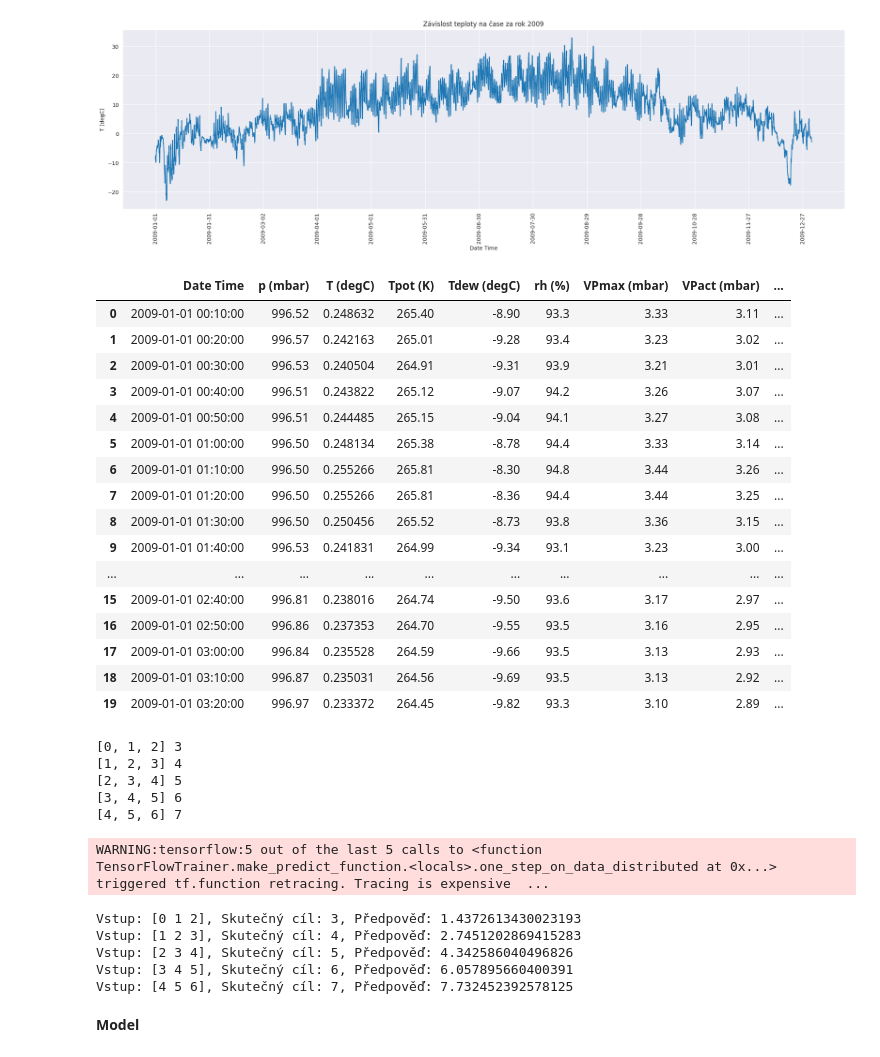
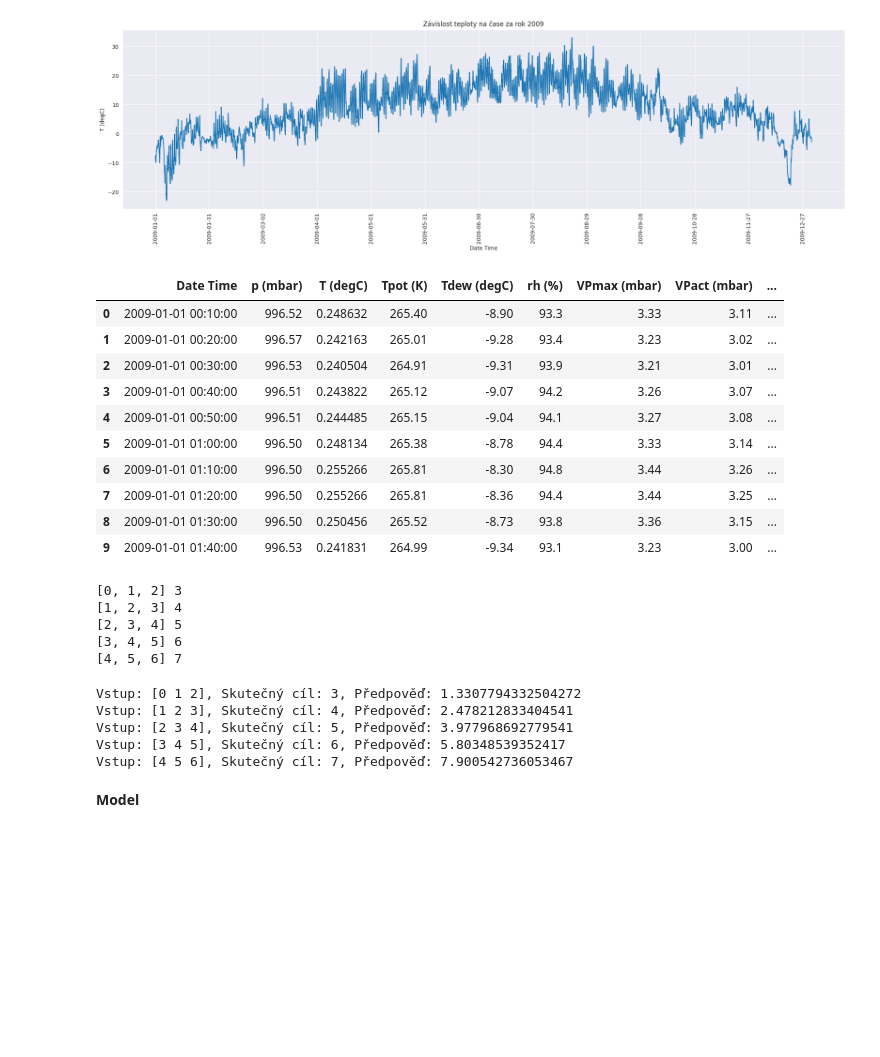
Before and after one commit to OK2JKZ/Temperature_forecasting, a Jupyter notebook: Temperature_forecasting.ipynb, the cells around one changed output. Drawn from its saved outputs; the diff is of its cells as text; code cells hidden in the pictures; blank space fills up the shorter version.

```diff
--- a/Temperature_forecasting.ipynb
+++ b/Temperature_forecasting.ipynb
@@ -156,10 +156,10 @@ for i in range(len(titles)):
 
     if i<= 6:
         axs[i,0].set_title(f'{titles[i]} vs Time');
-        axs[i,0].plot(range(len(df[all_cols[0]])), df[all_cols[i+1]],c = colors[i]);
+        axs[i,0].plot(range(len(df[all_cols[0]])), df[all_cols[i+1]],c = colors[i])
     if i > 6:
         axs[i-7,1].set_title(f'{titles[i]} vs Time');
-        axs[i-7,1].plot(range(len(df[all_cols[0]])), df[all_cols[i+1]],c = colors[i]);
+        axs[i-7,1].plot(range(len(df[all_cols[0]])), df[all_cols[i+1]],c = colors[i])
 
 
 plt.tight_layout(pad=2)
@@ -170,27 +170,25 @@ fig, ax = plt.subplots(3,1, figsize = (26,26))
 # Convert 'Date Time' column to datetime objects
 df['Date Time'] = pd.to_datetime(df['Date Time'], format='%d.%m.%Y %H:%M:%S')
 
-
-
 # Extract relevant features from datetime
-df['Day'] = df['Date Time'].dt.day
-df['Month'] = df['Date Time'].dt.month
-df['Year'] = df['Date Time'].dt.year
-df['Hour'] = df['Date Time'].dt.hour
-df['Minute'] = df['Date Time'].dt.minute
+# df['Day'] = df['Date Time'].dt.day
+# df['Month'] = df['Date Time'].dt.month
+# df['Year'] = df['Date Time'].dt.year
+# df['Hour'] = df['Date Time'].dt.hour
+# df['Minute'] = df['Date Time'].dt.minute
 
 df_corr = df.corr()
 ax[0].set_title('Correlation - Matrix')
-sns.heatmap(df_corr, square=True, annot=True, ax=ax[0]);
+sns.heatmap(df_corr, square=True, annot=True, ax=ax[0])
 
 ax[1].set_title('T_(in DegC)_Distibution')
-sns.histplot(df[all_cols[2]], ax = ax[1], kde =True);
+sns.histplot(df[all_cols[2]], ax = ax[1], kde =True)
 
 ax[2].set_title('Bivariate-Hist(T(in degC) / Pressure(in bar) )')
 sns.histplot(
     df, x=all_cols[1], y=all_cols[2],
     discrete=(False, False), log_scale=(False, False), ax= ax[2]
-);
+)
 
 plt.show()
 # %% [output]
@@ -292,25 +290,19 @@ plt.show()
 # %%
 # Normalizace sloupce 'T (degC)'
 df['T (degC)'] = (df['T (degC)'] - df['T (degC)'].min()) / (df['T (degC)'].max() - df['T (degC)'].min())
-df.head(20)
+df.head(10)
 # %% [output]
 |  | Date Time | p (mbar) | T (degC) | Tpot (K) | Tdew (degC) | rh (%) | VPmax (mbar) | VPact (mbar) | ... |
 | 0 | 2009-01-01 00:10:00 | 996.52 | 0.248632 | 265.40 | -8.90 | 93.3 | 3.33 | 3.11 | ... |
 | 1 | 2009-01-01 00:20:00 | 996.57 | 0.242163 | 265.01 | -9.28 | 93.4 | 3.23 | 3.02 | ... |
 | 2 | 2009-01-01 00:30:00 | 996.53 | 0.240504 | 264.91 | -9.31 | 93.9 | 3.21 | 3.01 | ... |
 | 3 | 2009-01-01 00:40:00 | 996.51 | 0.243822 | 265.12 | -9.07 | 94.2 | 3.26 | 3.07 | ... |
 | 4 | 2009-01-01 00:50:00 | 996.51 | 0.244485 | 265.15 | -9.04 | 94.1 | 3.27 | 3.08 | ... |
 | 5 | 2009-01-01 01:00:00 | 996.50 | 0.248134 | 265.38 | -8.78 | 94.4 | 3.33 | 3.14 | ... |
 | 6 | 2009-01-01 01:10:00 | 996.50 | 0.255266 | 265.81 | -8.30 | 94.8 | 3.44 | 3.26 | ... |
 | 7 | 2009-01-01 01:20:00 | 996.50 | 0.255266 | 265.81 | -8.36 | 94.4 | 3.44 | 3.25 | ... |
 | 8 | 2009-01-01 01:30:00 | 996.50 | 0.250456 | 265.52 | -8.73 | 93.8 | 3.36 | 3.15 | ... |
 | 9 | 2009-01-01 01:40:00 | 996.53 | 0.241831 | 264.99 | -9.34 | 93.1 | 3.23 | 3.00 | ... |
-| ... | ... | ... | ... | ... | ... | ... | ... | ... | ... |
-| 15 | 2009-01-01 02:40:00 | 996.81 | 0.238016 | 264.74 | -9.50 | 93.6 | 3.17 | 2.97 | ... |
-| 16 | 2009-01-01 02:50:00 | 996.86 | 0.237353 | 264.70 | -9.55 | 93.5 | 3.16 | 2.95 | ... |
-| 17 | 2009-01-01 03:00:00 | 996.84 | 0.235528 | 264.59 | -9.66 | 93.5 | 3.13 | 2.93 | ... |
-| 18 | 2009-01-01 03:10:00 | 996.87 | 0.235031 | 264.56 | -9.69 | 93.5 | 3.13 | 2.92 | ... |
-| 19 | 2009-01-01 03:20:00 | 996.97 | 0.233372 | 264.45 | -9.82 | 93.3 | 3.10 | 2.89 | ... |
 # %%
 from tensorflow import keras
 from tensorflow.keras import layers
@@ -367,12 +359,11 @@ for i in range(len(X)):
 [2, 3, 4] 5
 [3, 4, 5] 6
 [4, 5, 6] 7
-WARNING:tensorflow:5 out of the last 5 calls to <function TensorFlowTrainer.make_predict_function.<locals>.one_step_on_data_distributed at 0x...> triggered tf.function retracing. Tracing is expensive  ...
+Vstup: [0 1 2], Skutečný cíl: 3, Předpověď: 1.3307794332504272
+Vstup: [1 2 3], Skutečný cíl: 4, Předpověď: 2.478212833404541
+Vstup: [2 3 4], Skutečný cíl: 5, Předpověď: 3.977968692779541
+Vstup: [3 4 5], Skutečný cíl: 6, Předpověď: 5.80348539352417
+Vstup: [4 5 6], Skutečný cíl: 7, Předpověď: 7.900542736053467
-Vstup: [0 1 2], Skutečný cíl: 3, Předpověď: 1.4372613430023193
-Vstup: [1 2 3], Skutečný cíl: 4, Předpověď: 2.7451202869415283
-Vstup: [2 3 4], Skutečný cíl: 5, Předpověď: 4.342586040496826
-Vstup: [3 4 5], Skutečný cíl: 6, Předpověď: 6.057895660400391
-Vstup: [4 5 6], Skutečný cíl: 7, Předpověď: 7.732452392578125
 # %% [markdown]
 **Model**
 # %% [markdown]
```
Also changed, not shown: parts of 10 cells of this notebook.
